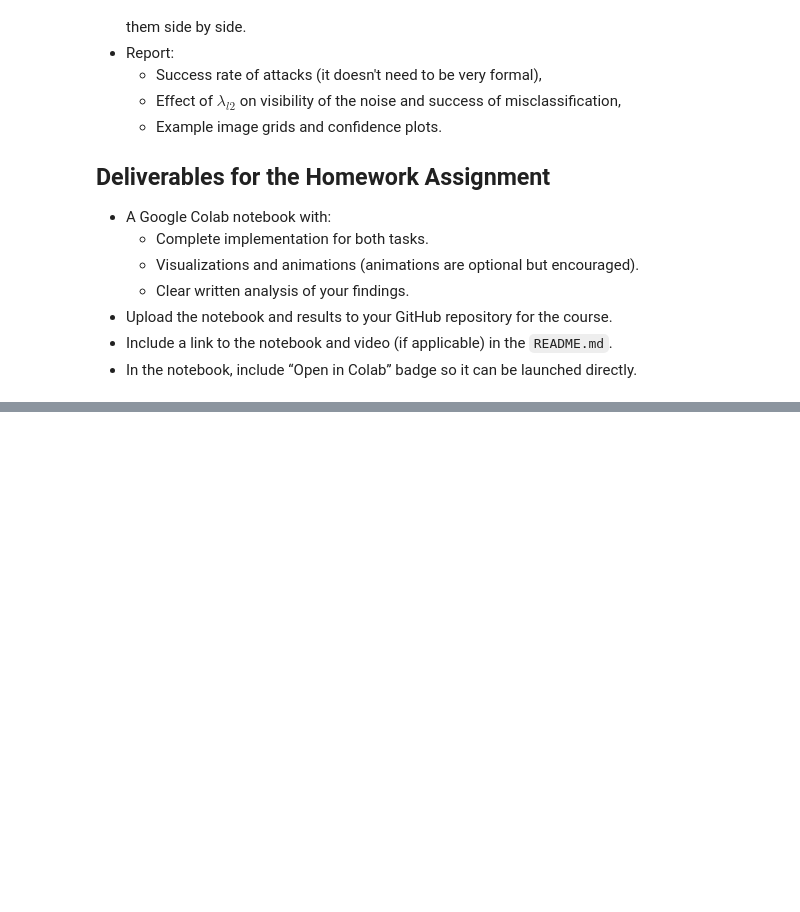
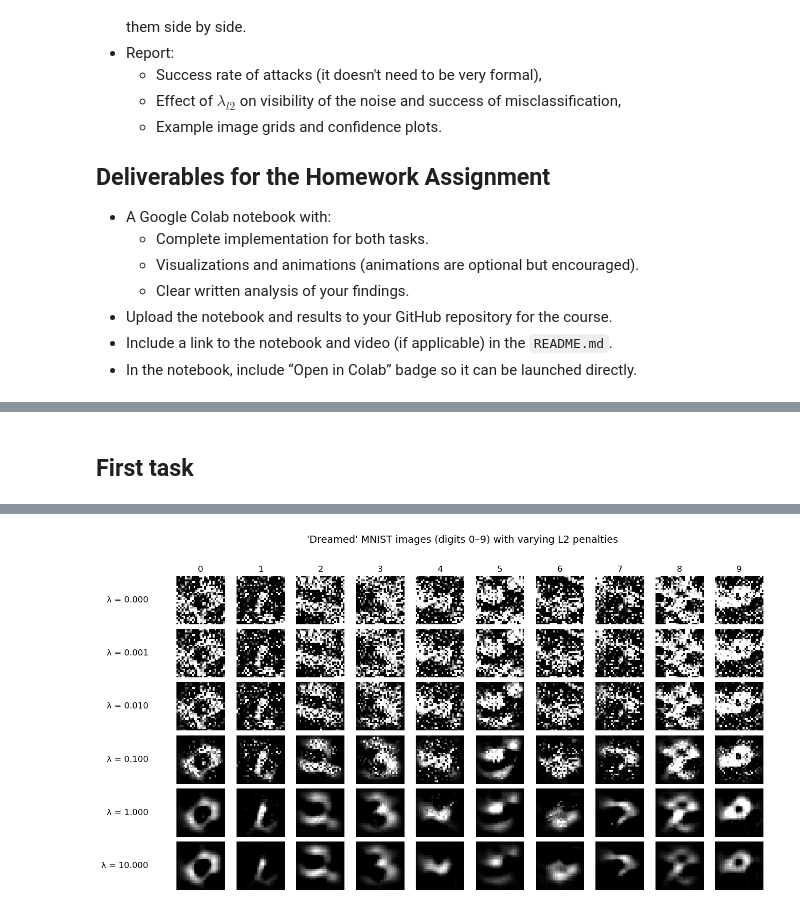
Before and after one commit to Bokocki/135UM-Homework, a Jupyter notebook: Homework10.ipynb, the cells around one changed output, grey strips where cells are left out. Drawn from its saved outputs; the diff is of its cells as text; code cells hidden in the pictures; blank space fills up the shorter version.

Commit message:
HW10 first draft

```diff
--- a/Homework10.ipynb
+++ b/Homework10.ipynb
@@ -68,0 +177,68 @@ Tune the $\lambda_{l2}$ to find the best range.
+# %% [markdown]
+## First task
+# %%
+# Setting up network
+net.eval()
+
+# Generating 10 random gaussian noise iamges
+base_inputs = torch.randn((10, 1, 28, 28), device=device, requires_grad=True)
+
+# Setting target classes for images
+target_classes = torch.arange(10, device=device)
+
+# preparing set of lambda values
+lambda_values = [0, 0.001, 0.01, 0.1, 1.0, 10.0]
+
+# preparing for further vizualization
+fig, axs = plt.subplots(len(lambda_values), 10, figsize=(15, 8))
+if len(lambda_values) == 1:
+    axs = axs.unsqueeze(0)
+
+# "Dreaming" procedure for every lambda
+for i, lambda_l2 in enumerate(lambda_values):
+
+    # Getting input images
+    dreamed_inputs = base_inputs.clone().detach().requires_grad_(True)
+
+    # Preparing optimizer
+    optimizer = torch.optim.Adam([dreamed_inputs], lr=0.01)
+
+    # Optimizing procedure
+    for step in range(1000):
+        optimizer.zero_grad()
+        logits = net(dreamed_inputs)
+        probs = F.softmax(logits, dim=1)
+        target_loss = F.cross_entropy(logits, target_classes)
+
+        # Introducing L2 penalty to loss function
+        l2_penalty = lambda_l2 * dreamed_inputs.pow(2).mean()
+        loss = target_loss + l2_penalty
+
+        loss.backward()
+        optimizer.step()
+
+        # Displaying values of loss function and probabilities of "correct" classification
+        if step % 500 == 0 or step == 999:
+            prob_class = probs.gather(1, target_classes.view(-1, 1))
+            print(f"λ={lambda_l2:.3f}, Step {step}, Loss: {loss.item():.4f}, P(class): {[round(p.item(), 3) for p in prob_class]}")
+
+    # Vizualization section
+    images = dreamed_inputs.detach().cpu().clamp(0, 1)
+
+    for j in range(10):
+        ax = axs[i, j]
+        ax.imshow(images[j, 0], cmap='gray')
+        ax.axis('off')
+
+        # Labeling each row with lambda
+        if j == 0:
+            ax.annotate(f"λ = {lambda_l2:.3f}", xy=(0, 0.5), xycoords='axes fraction',
+                        fontsize=12, ha='right', va='center', rotation=0,
+                        xytext=(-40, 0), textcoords='offset points')
+        if i ==0:
+            ax.set_title(str(j), fontsize=12)
+
+plt.suptitle("'Dreamed' MNIST images (digits 0–9) with varying L2 penalties", fontsize=14)
+plt.subplots_adjust(top=0.88, left=0.12, wspace=0.05, hspace=0.1)
+plt.show()
+# %% [output]
@@ -68,0 +263 @@ Tune the $\lambda_{l2}$ to find the best range.
+[figure, added]
```
Also changed, not shown: parts of 20 cells of this notebook.
